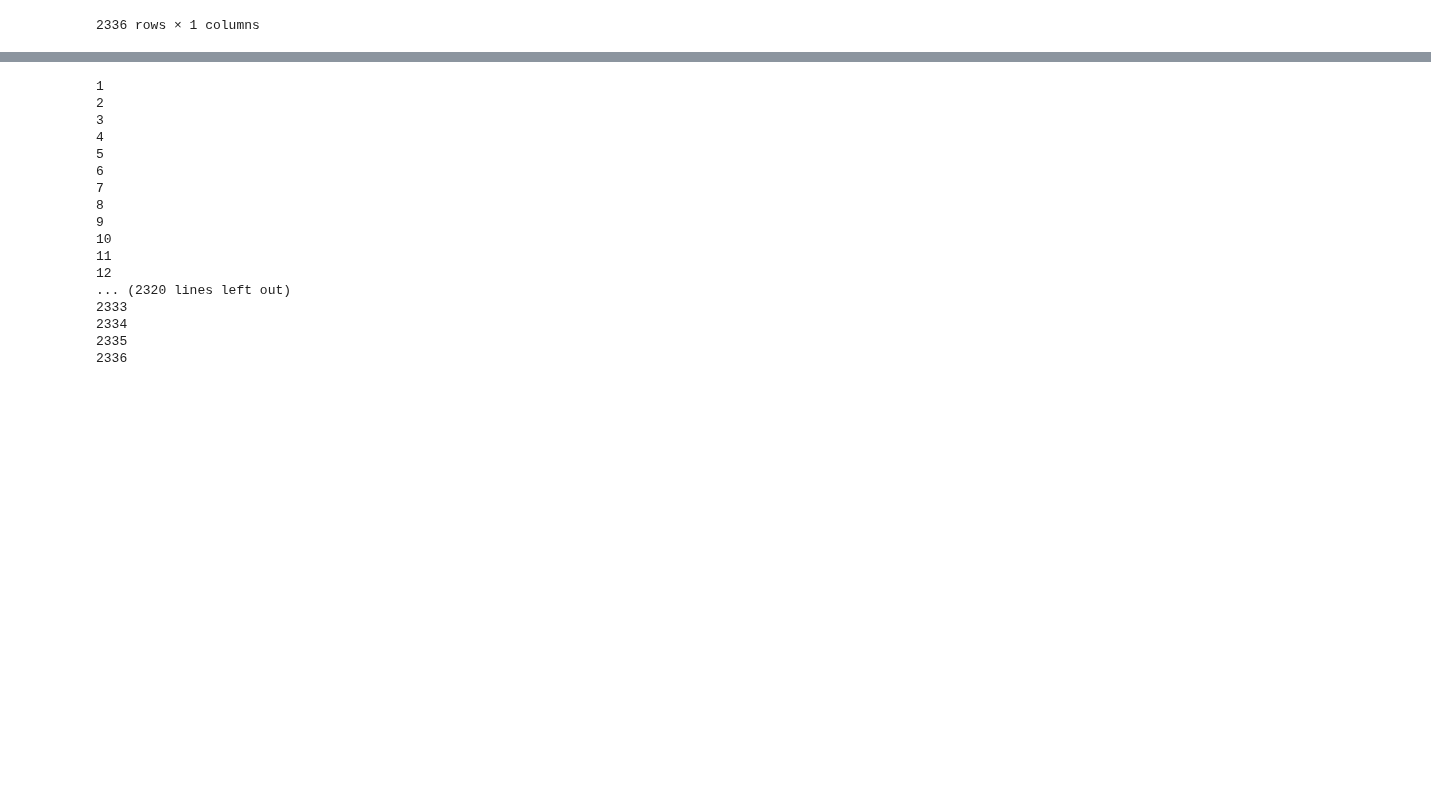
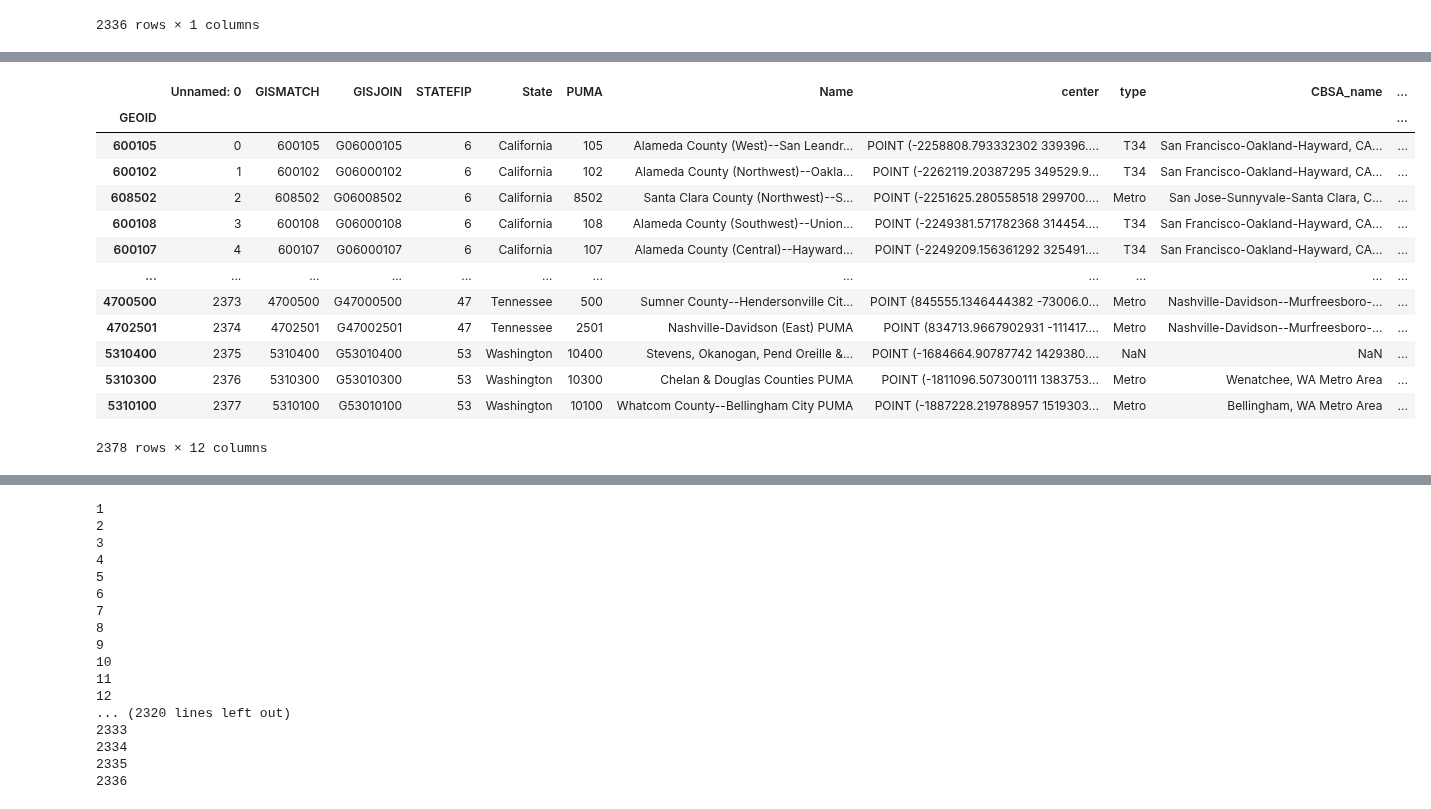
Before and after one commit to yianzhang14/us-migration-modeling, a Jupyter notebook: sensitivity_testing.ipynb, the cells around one changed output, grey strips where cells are left out. Drawn from its saved outputs; the diff is of its cells as text; code cells hidden in the pictures; blank space fills up the shorter version.

```diff
--- a/sensitivity_testing.ipynb
+++ b/sensitivity_testing.ipynb
@@ -231,0 +244,24 @@ puma_recodes
+# %%
+cbsas = pd.read_csv("data/puma_density.csv")
+cbsas = cbsas.set_index("GEOID")
+cbsas["type_num"] = 2
+cbsas["type_num"] = np.where(cbsas["type"] == "T34", 0, cbsas["type_num"])
+cbsas["type_num"] = np.where(cbsas["type"] == "Metro", 1, cbsas["type_num"])
+# cbsas["type_num"] = np.where(cbsas["type"] == "Micro", 2, cbsas["type_num"])
+cbsas["Name_num"] = pd.factorize(cbsas["CBSA_name"])[0]
+cbsas
+# %% [output]
+|  | Unnamed: 0 | GISMATCH | GISJOIN | STATEFIP | State | PUMA | Name | center | type | CBSA_name | ... |
+| GEOID |  |  |  |  |  |  |  |  |  |  | ... |
+| 600105 | 0 | 600105 | G06000105 | 6 | California | 105 | Alameda County (West)--San Leandr... | POINT (-2258808.793332302 339396.... | T34 | San Francisco-Oakland-Hayward, CA... | ... |
+| 600102 | 1 | 600102 | G06000102 | 6 | California | 102 | Alameda County (Northwest)--Oakla... | POINT (-2262119.20387295 349529.9... | T34 | San Francisco-Oakland-Hayward, CA... | ... |
+| 608502 | 2 | 608502 | G06008502 | 6 | California | 8502 | Santa Clara County (Northwest)--S... | POINT (-2251625.280558518 299700.... | Metro | San Jose-Sunnyvale-Santa Clara, C... | ... |
+| 600108 | 3 | 600108 | G06000108 | 6 | California | 108 | Alameda County (Southwest)--Union... | POINT (-2249381.571782368 314454.... | T34 | San Francisco-Oakland-Hayward, CA... | ... |
+| 600107 | 4 | 600107 | G06000107 | 6 | California | 107 | Alameda County (Central)--Hayward... | POINT (-2249209.156361292 325491.... | T34 | San Francisco-Oakland-Hayward, CA... | ... |
+| ... | ... | ... | ... | ... | ... | ... | ... | ... | ... | ... | ... |
+| 4700500 | 2373 | 4700500 | G47000500 | 47 | Tennessee | 500 | Sumner County--Hendersonville Cit... | POINT (845555.1346444382 -73006.0... | Metro | Nashville-Davidson--Murfreesboro-... | ... |
+| 4702501 | 2374 | 4702501 | G47002501 | 47 | Tennessee | 2501 | Nashville-Davidson (East) PUMA | POINT (834713.9667902931 -111417.... | Metro | Nashville-Davidson--Murfreesboro-... | ... |
+| 5310400 | 2375 | 5310400 | G53010400 | 53 | Washington | 10400 | Stevens, Okanogan, Pend Oreille &... | POINT (-1684664.90787742 1429380.... | NaN | NaN | ... |
+| 5310300 | 2376 | 5310300 | G53010300 | 53 | Washington | 10300 | Chelan & Douglas Counties PUMA | POINT (-1811096.507300111 1383753... | Metro | Wenatchee, WA Metro Area | ... |
+| 5310100 | 2377 | 5310100 | G53010100 | 53 | Washington | 10100 | Whatcom County--Bellingham City PUMA | POINT (-1887228.219788957 1519303... | Metro | Bellingham, WA Metro Area | ... |
+2378 rows × 12 columns
```
Also changed, not shown: parts of 14 cells of this notebook, 2 other files.
